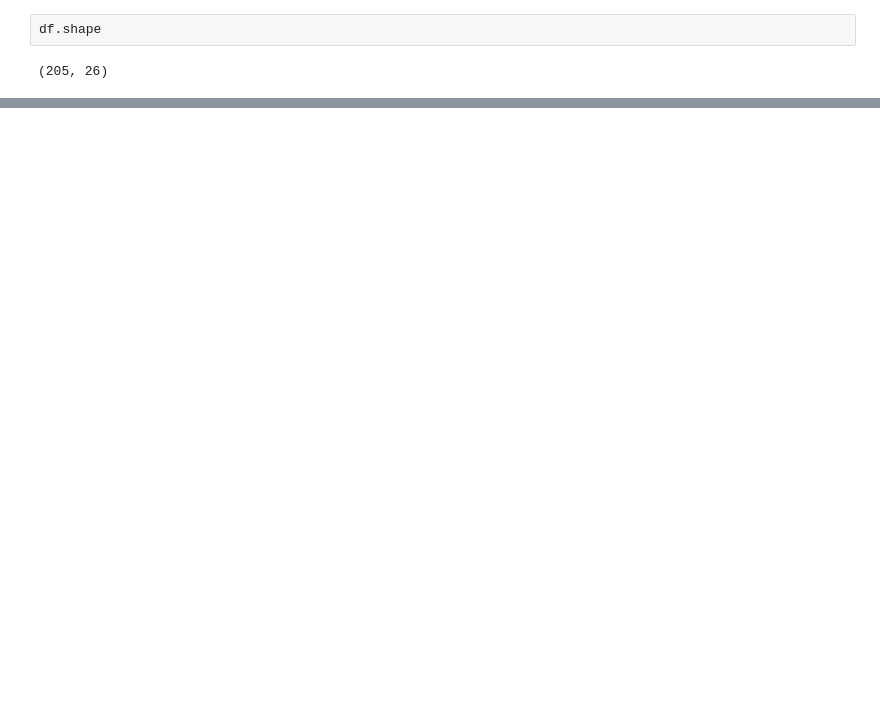
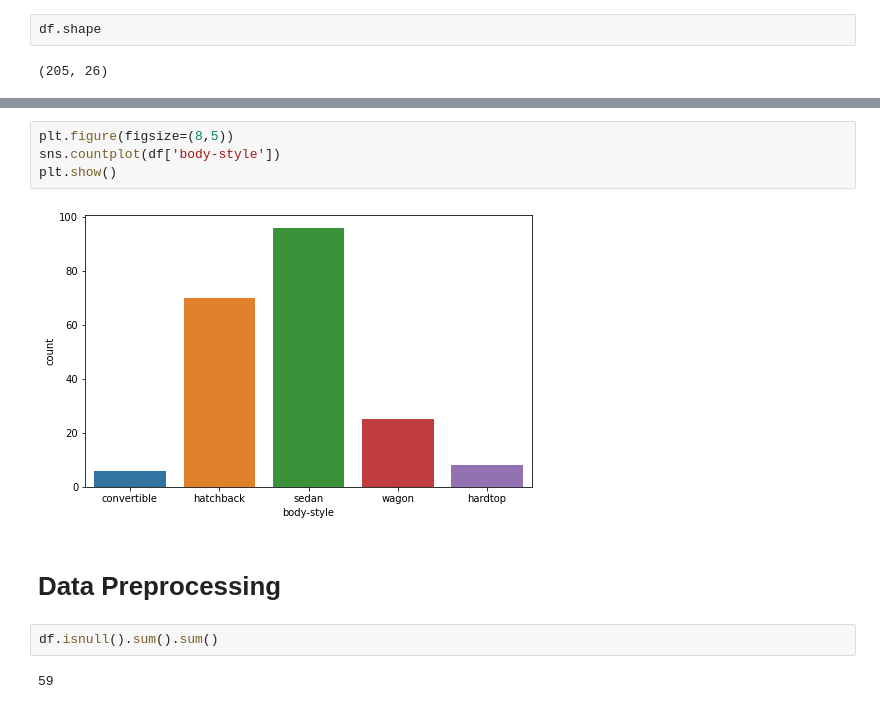
Before and after one commit to DevTeymur/Automobile-Price-Prediction-Model, a Jupyter notebook: model.ipynb, the cells around one changed output, grey strips where cells are left out. Drawn from its saved outputs; the diff is of its cells as text; blank space fills up the shorter version.

```diff
--- a/model.ipynb
+++ b/model.ipynb
@@ -33,0 +100,12 @@ df.shape
+# %%
+plt.figure(figsize=(8,5))
+sns.countplot(df['body-style'])
+plt.show()
+# %% [output]
+[figure, added]
+# %% [markdown]
+# Data Preprocessing
+# %%
+df.isnull().sum().sum()
+# %% [output]
+59
```
Also changed, not shown: parts of 46 cells of this notebook, 5 other files.
